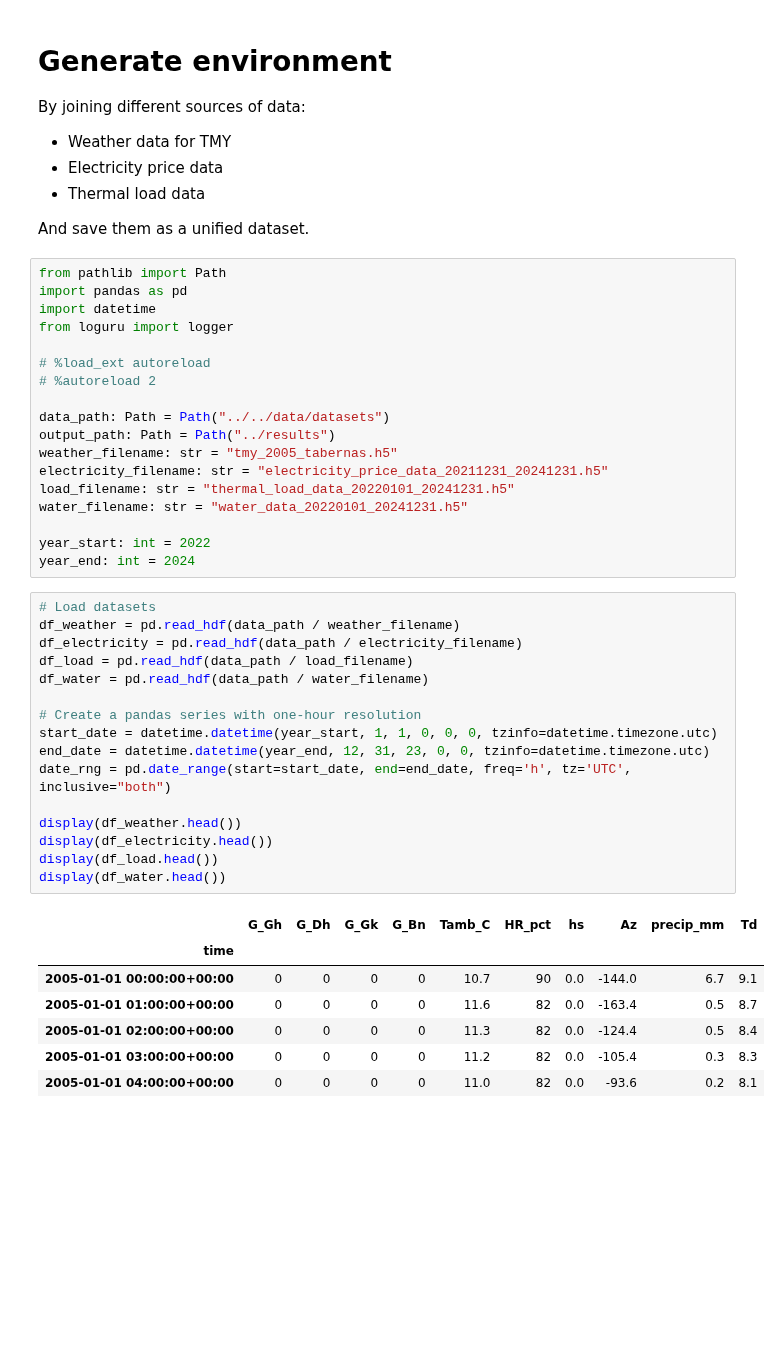
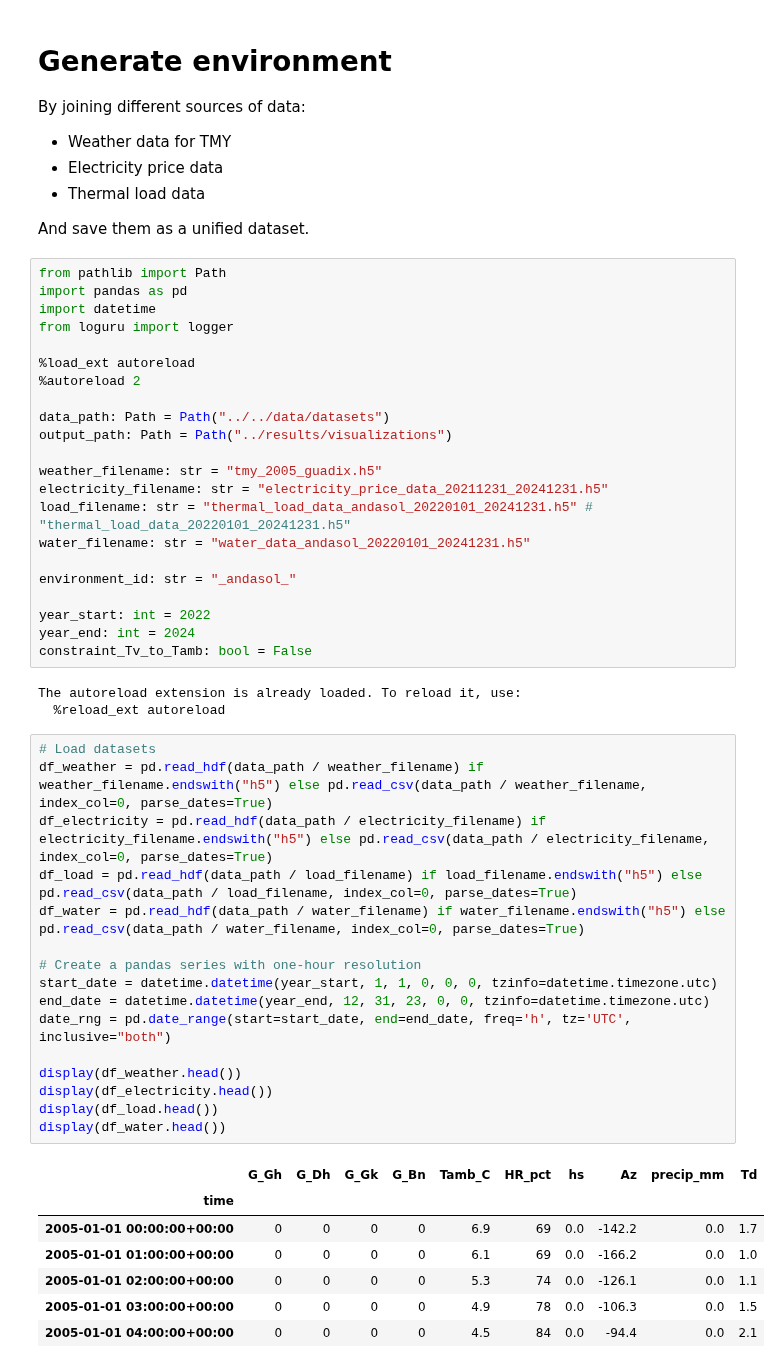
Before and after one commit to juan11iguel/SOLhycool, a Jupyter notebook: simulation/notebooks/generate_environment.ipynb, the cells around one changed output. Drawn from its saved outputs; the diff is of its cells as text; blank space fills up the shorter version.

Commit message:
Prepare environment for andasol evaluations

```diff
--- a/simulation/notebooks/generate_environment.ipynb
+++ b/simulation/notebooks/generate_environment.ipynb
@@ -13,42 +13,49 @@ import pandas as pd
 import datetime
 from loguru import logger
 
-# %load_ext autoreload
-# %autoreload 2
+%load_ext autoreload
+%autoreload 2
 
 data_path: Path = Path("../../data/datasets")
-output_path: Path = Path("../results")
-weather_filename: str = "tmy_2005_tabernas.h5"
+output_path: Path = Path("../results/visualizations")
+
+weather_filename: str = "tmy_2005_guadix.h5"
 electricity_filename: str = "electricity_price_data_20211231_20241231.h5"
-load_filename: str = "thermal_load_data_20220101_20241231.h5"
-water_filename: str = "water_data_20220101_20241231.h5"
+load_filename: str = "thermal_load_data_andasol_20220101_20241231.h5" # "thermal_load_data_20220101_20241231.h5"
+water_filename: str = "water_data_andasol_20220101_20241231.h5"
+
+environment_id: str = "_andasol_"
 
 year_start: int = 2022
 year_end: int = 2024
+constraint_Tv_to_Tamb: bool = False
+# %% [output]
+The autoreload extension is already loaded. To reload it, use:
+  %reload_ext autoreload
 # %%
 # Load datasets
-df_weather = pd.read_hdf(data_path / weather_filename)
-df_electricity = pd.read_hdf(data_path / electricity_filename)
-df_load = pd.read_hdf(data_path / load_filename)
-df_water = pd.read_hdf(data_path / water_filename)
+df_weather = pd.read_hdf(data_path / weather_filename) if weather_filename.endswith("h5") else pd.read_csv(data_path / weather_filename, index_col=0, parse_dates=True)
+df_electricity = pd.read_hdf(data_path / electricity_filename) if electricity_filename.endswith("h5") else pd.read_csv(data_path / electricity_filename, index_col=0, parse_dates=True)
+df_load = pd.read_hdf(data_path / load_filename) if load_filename.endswith("h5") else pd.read_csv(data_path / load_filename, index_col=0, parse_dates=True)
+df_water = pd.read_hdf(data_path / water_filename) if water_filename.endswith("h5") else pd.read_csv(data_path / water_filename, index_col=0, parse_dates=True)
 
 # Create a pandas series with one-hour resolution
 start_date = datetime.datetime(year_start, 1, 1, 0, 0, 0, tzinfo=datetime.timezone.utc)
 end_date = datetime.datetime(year_end, 12, 31, 23, 0, 0, tzinfo=datetime.timezone.utc)
 date_rng = pd.date_range(start=start_date, end=end_date, freq='h', tz='UTC', inclusive="both")
 
 display(df_weather.head())
 display(df_electricity.head())
 display(df_load.head())
 display(df_water.head())
 # %% [output]
 |  | G_Gh | G_Dh | G_Gk | G_Bn | Tamb_C | HR_pct | hs | Az | precip_mm | Td |
 | time |  |  |  |  |  |  |  |  |  |  |
-| 2005-01-01 00:00:00+00:00 | 0 | 0 | 0 | 0 | 10.7 | 90 | 0.0 | -144.0 | 6.7 | 9.1 |
-| 2005-01-01 01:00:00+00:00 | 0 | 0 | 0 | 0 | 11.6 | 82 | 0.0 | -163.4 | 0.5 | 8.7 |
-| 2005-01-01 02:00:00+00:00 | 0 | 0 | 0 | 0 | 11.3 | 82 | 0.0 | -124.4 | 0.5 | 8.4 |
-| 2005-01-01 03:00:00+00:00 | 0 | 0 | 0 | 0 | 11.2 | 82 | 0.0 | -105.4 | 0.3 | 8.3 |
-| 2005-01-01 04:00:00+00:00 | 0 | 0 | 0 | 0 | 11.0 | 82 | 0.0 | -93.6 | 0.2 | 8.1 |
+| 2005-01-01 00:00:00+00:00 | 0 | 0 | 0 | 0 | 6.9 | 69 | 0.0 | -142.2 | 0.0 | 1.7 |
+| 2005-01-01 01:00:00+00:00 | 0 | 0 | 0 | 0 | 6.1 | 69 | 0.0 | -166.2 | 0.0 | 1.0 |
+| 2005-01-01 02:00:00+00:00 | 0 | 0 | 0 | 0 | 5.3 | 74 | 0.0 | -126.1 | 0.0 | 1.1 |
+| 2005-01-01 03:00:00+00:00 | 0 | 0 | 0 | 0 | 4.9 | 78 | 0.0 | -106.3 | 0.0 | 1.5 |
+| 2005-01-01 04:00:00+00:00 | 0 | 0 | 0 | 0 | 4.5 | 84 | 0.0 | -94.4 | 0.0 | 2.1 |
 |  | Ce_pvpc_eur_MWh | Ce_spot_market_price_eur_MWh | Ce_pvpc_eur_kWh | Ce_spot_market_price_eur_kWh |
 | datetime |  |  |  |  |
 | 2021-12-31 23:00:00+00:00 | 204.51 | 145.86 | 0.20451 | 0.14586 |
```
Also changed, not shown: parts of 6 cells of this notebook, 22 other files.
